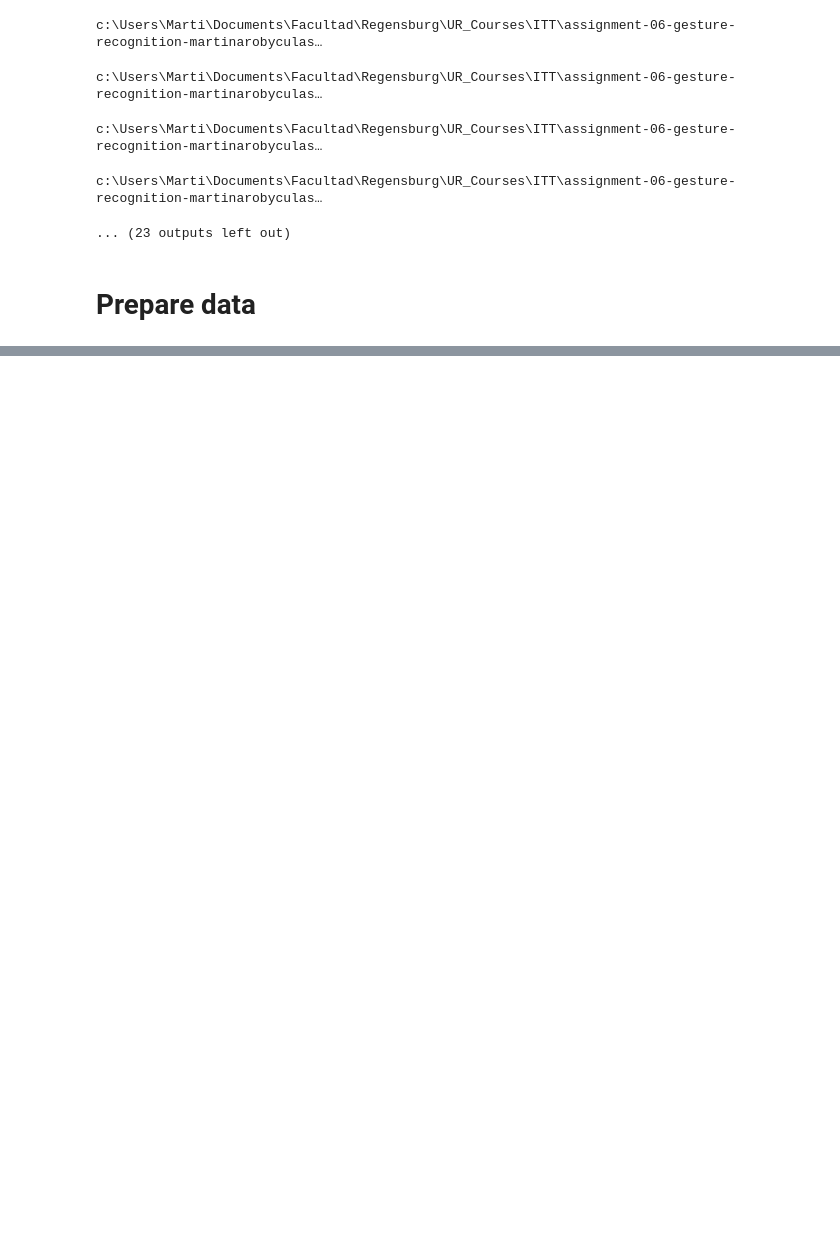
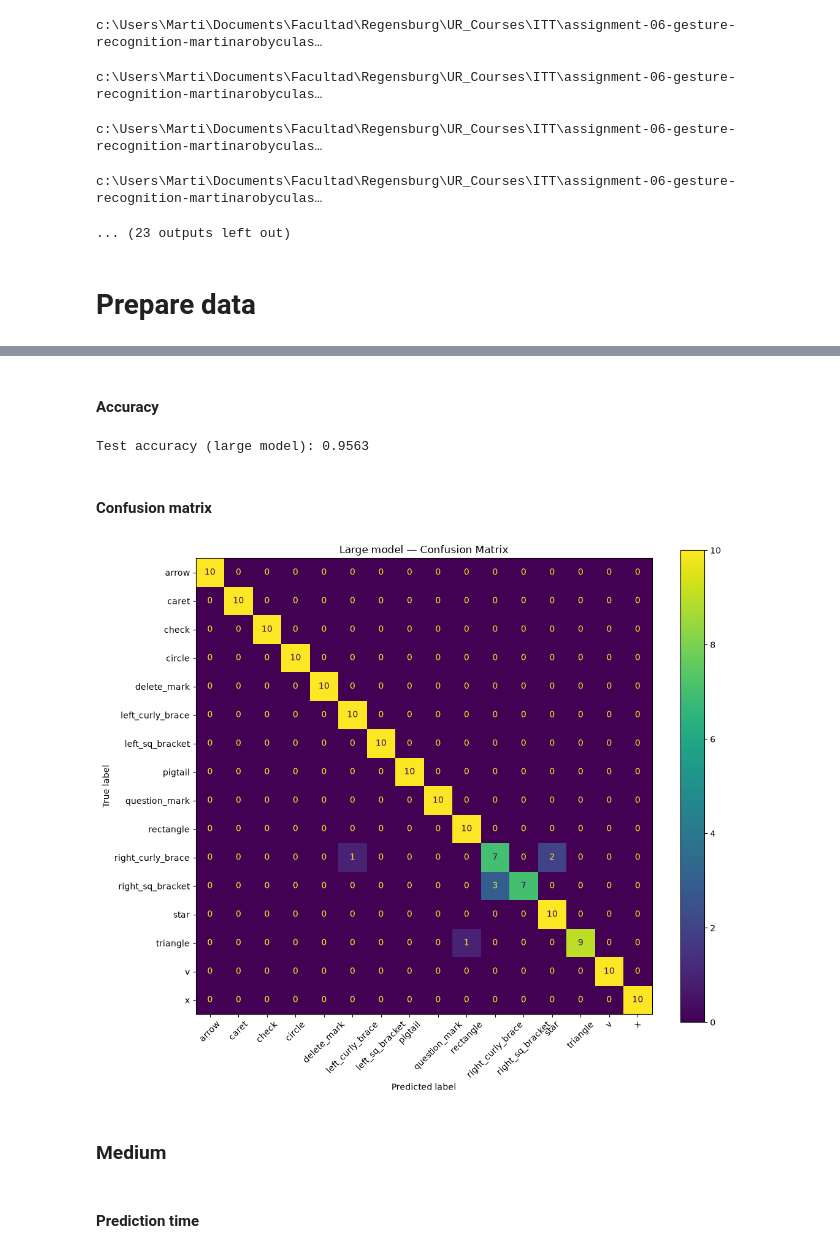
Before and after one commit to ITT-26/assignment-06-gesture-recognition-martinarobyculasso, a Jupyter notebook: task_2/unistroke_gestures.ipynb, the cells around one changed output, grey strips where cells are left out. Saved outputs shown, nothing was run; the diff lists cells and outputs as text; code cells hidden in the pictures; blank space fills up the shorter version.

```diff
--- a/task_2/unistroke_gestures.ipynb
+++ b/task_2/unistroke_gestures.ipynb
@@ -82,0 +176,10 @@ c:\Users\Marti\Documents\Facultad\Regensburg\UR_Courses\ITT\assignment-06-gestur
+# %%
+# prepare my own captured data as the final test set (separate from Wobbrock's data)
+test_labels = [sample[0] for sample in test_data]
+test_labels_encoded = encoder.transform(test_labels)
+y_test = to_categorical(test_labels_encoded, num_classes=len(encoder.classes_))
+
+test_sequences = [sample[1] for sample in test_data]
+X_test = np.array(test_sequences)
+
+print(X_test.shape, y_test.shape)
@@ -82,0 +456,11 @@ c:\Users\Marti\Documents\Facultad\Regensburg\UR_Courses\ITT\assignment-06-gestur
+# %%
+# make predictions for all the samples in test data
+t0 = time.time()
+predictions_large = model_large.predict(X_test)
+t1 = time.time()
+
+prediction_time_large = (t1 - t0) / len(X_test)  # average time per sample
+print(f"Average prediction time (large model): {prediction_time_large*1000:.3f} ms/sample")
+
+predicted_labels_large = np.argmax(predictions_large, axis=1)
+true_labels_large = np.argmax(y_test, axis=1)
@@ -82,0 +470,24 @@ c:\Users\Marti\Documents\Facultad\Regensburg\UR_Courses\ITT\assignment-06-gestur
+# %% [markdown]
+#### Accuracy
+# %%
+# print accuracy of model on test data
+accuracy_large = np.mean(predicted_labels_large == true_labels_large)
+print(f"Test accuracy (large model): {accuracy_large:.4f}")
+# %% [output]
+Test accuracy (large model): 0.9563
+# %% [markdown]
+#### Confusion matrix
+# %%
+# show confusion matrix
+cm_large = confusion_matrix(true_labels_large, predicted_labels_large)
+disp = ConfusionMatrixDisplay(confusion_matrix=cm_large, display_labels=encoder.classes_)
+fig, ax = plt.subplots(figsize=(12, 10))
+disp.plot(ax=ax, xticks_rotation=45)
+plt.title('Large model — Confusion Matrix')
+plt.show()
+# %% [output]
+[figure, added]
+# %% [markdown]
+### Medium
+# %% [markdown]
+#### Prediction time
```
Also changed, not shown: parts of 46 cells of this notebook.
